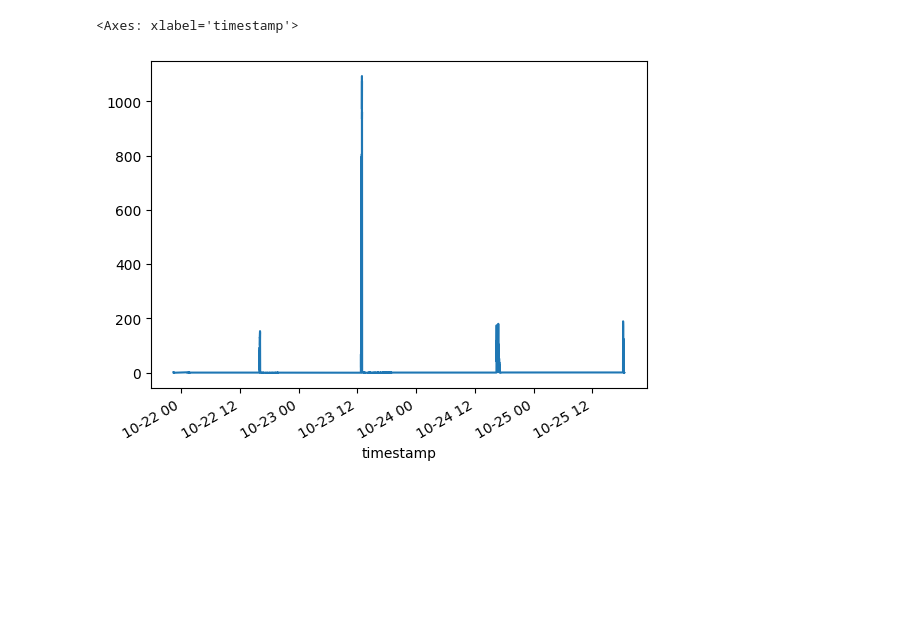
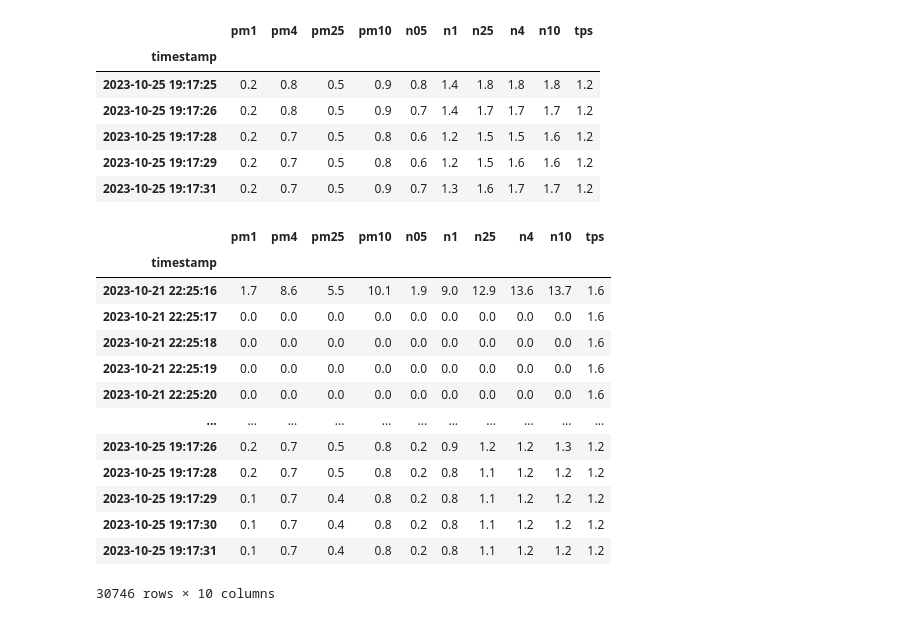
Before and after one commit to Edderic/iaq, a Jupyter notebook: airgo-2-sensors.ipynb, the cells around one changed output. Saved outputs shown, nothing was run; the diff lists cells and outputs as text; code cells hidden in the pictures; blank space fills up the shorter version.

```diff
--- a/airgo-2-sensors.ipynb
+++ b/airgo-2-sensors.ipynb
@@ -21,3 +31,13 @@ sensor_data_1.tail()
+# %%
+sensor_data_2.tail()
+# %% [output]
+|  | pm1 | pm4 | pm25 | pm10 | n05 | n1 | n25 | n4 | n10 | tps |
+| timestamp |  |  |  |  |  |  |  |  |  |  |
+| 2023-10-25 19:17:25 | 0.2 | 0.8 | 0.5 | 0.9 | 0.8 | 1.4 | 1.8 | 1.8 | 1.8 | 1.2 |
+| 2023-10-25 19:17:26 | 0.2 | 0.8 | 0.5 | 0.9 | 0.7 | 1.4 | 1.7 | 1.7 | 1.7 | 1.2 |
+| 2023-10-25 19:17:28 | 0.2 | 0.7 | 0.5 | 0.8 | 0.6 | 1.2 | 1.5 | 1.5 | 1.6 | 1.2 |
+| 2023-10-25 19:17:29 | 0.2 | 0.7 | 0.5 | 0.8 | 0.6 | 1.2 | 1.5 | 1.6 | 1.6 | 1.2 |
+| 2023-10-25 19:17:31 | 0.2 | 0.7 | 0.5 | 0.9 | 0.7 | 1.3 | 1.6 | 1.7 | 1.7 | 1.2 |
 # %%
 def between(start, end, df):
     return df[
@@ -477,7 +497,19 @@ metadata = [
 
 ]
 # %%
-sensor_data_1['pm1'].plot()
+sensor_data_1
 # %% [output]
+|  | pm1 | pm4 | pm25 | pm10 | n05 | n1 | n25 | n4 | n10 | tps |
+| timestamp |  |  |  |  |  |  |  |  |  |  |
+| 2023-10-21 22:25:16 | 1.7 | 8.6 | 5.5 | 10.1 | 1.9 | 9.0 | 12.9 | 13.6 | 13.7 | 1.6 |
+| 2023-10-21 22:25:17 | 0.0 | 0.0 | 0.0 | 0.0 | 0.0 | 0.0 | 0.0 | 0.0 | 0.0 | 1.6 |
+| 2023-10-21 22:25:18 | 0.0 | 0.0 | 0.0 | 0.0 | 0.0 | 0.0 | 0.0 | 0.0 | 0.0 | 1.6 |
+| 2023-10-21 22:25:19 | 0.0 | 0.0 | 0.0 | 0.0 | 0.0 | 0.0 | 0.0 | 0.0 | 0.0 | 1.6 |
+| 2023-10-21 22:25:20 | 0.0 | 0.0 | 0.0 | 0.0 | 0.0 | 0.0 | 0.0 | 0.0 | 0.0 | 1.6 |
+| ... | ... | ... | ... | ... | ... | ... | ... | ... | ... | ... |
+| 2023-10-25 19:17:26 | 0.2 | 0.7 | 0.5 | 0.8 | 0.2 | 0.9 | 1.2 | 1.2 | 1.3 | 1.2 |
+| 2023-10-25 19:17:28 | 0.2 | 0.7 | 0.5 | 0.8 | 0.2 | 0.8 | 1.1 | 1.2 | 1.2 | 1.2 |
+| 2023-10-25 19:17:29 | 0.1 | 0.7 | 0.4 | 0.8 | 0.2 | 0.8 | 1.1 | 1.2 | 1.2 | 1.2 |
+| 2023-10-25 19:17:30 | 0.1 | 0.7 | 0.4 | 0.8 | 0.2 | 0.8 | 1.1 | 1.2 | 1.2 | 1.2 |
+| 2023-10-25 19:17:31 | 0.1 | 0.7 | 0.4 | 0.8 | 0.2 | 0.8 | 1.1 | 1.2 | 1.2 | 1.2 |
-<Axes: xlabel='timestamp'>
+30746 rows × 10 columns
-[figure, removed]
```
Also changed, not shown: parts of 29 cells of this notebook.
